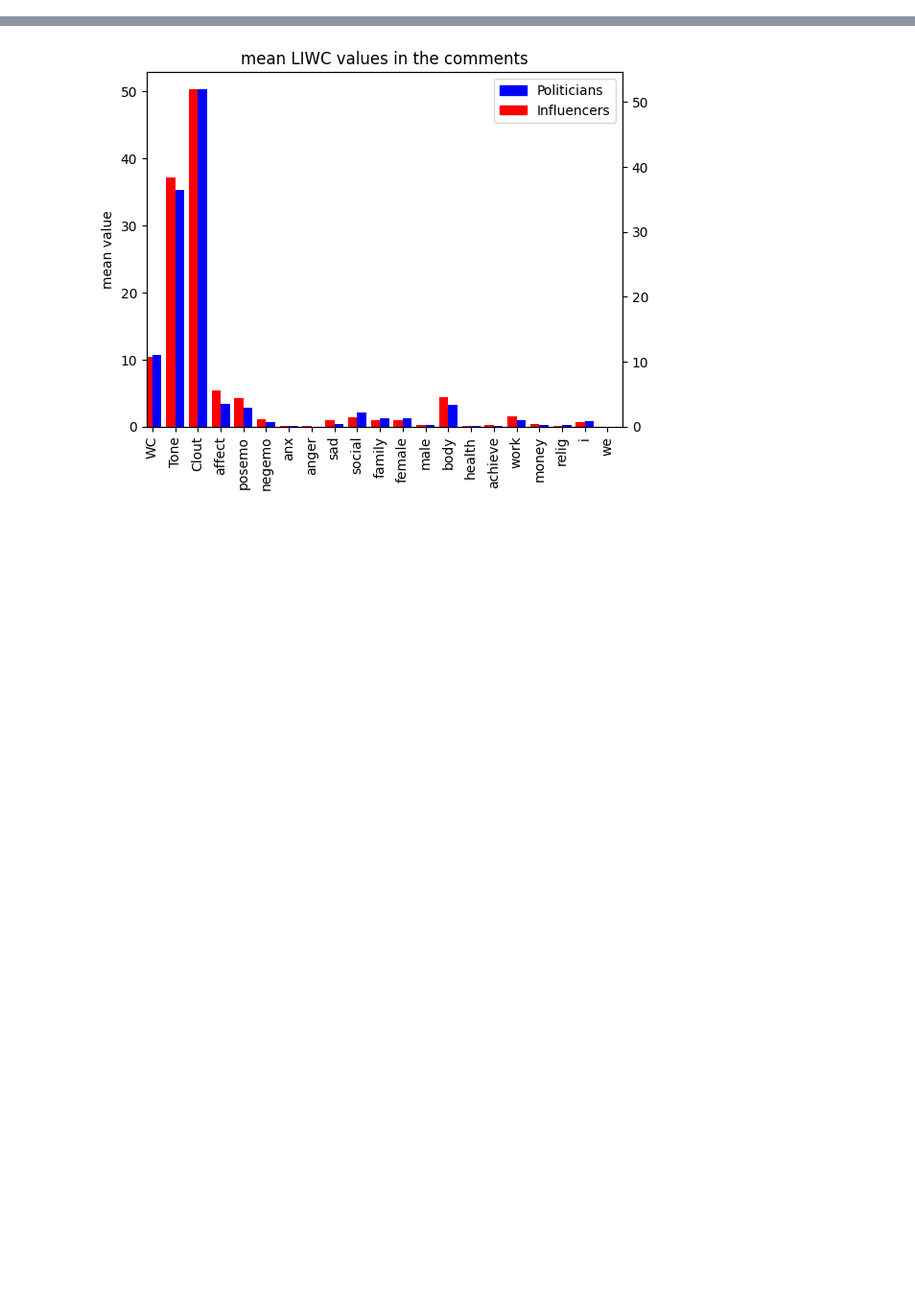
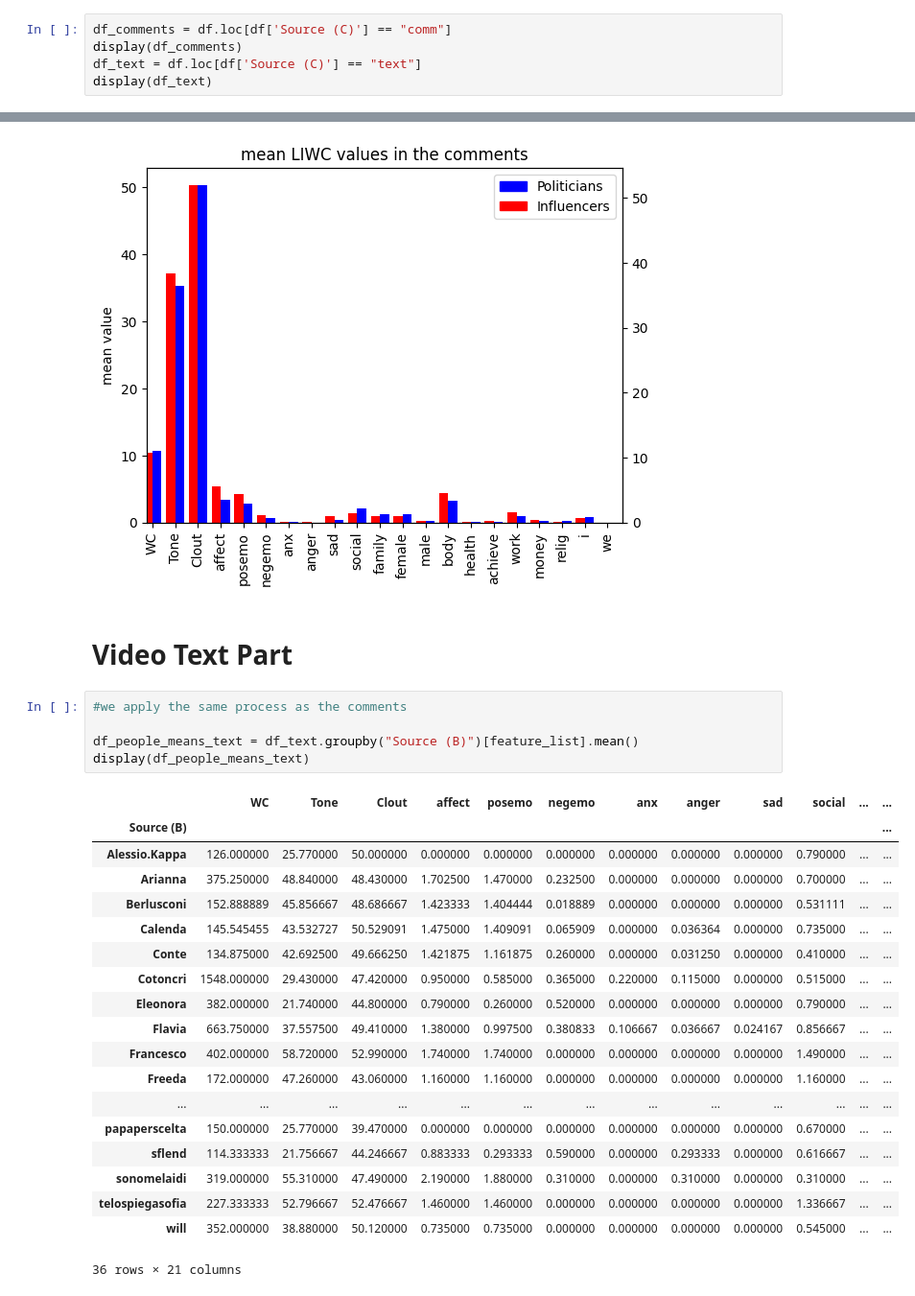
Before and after one commit to davidecolussi/Politok, a Jupyter notebook: TikTok/Tikapi/analyze_LIWC.ipynb, the cells around one changed output, grey strips where cells are left out. Shown: that part at 96% size. Drawn from its saved outputs; the diff is of its cells as text; blank space fills up the shorter version.

```diff
--- a/TikTok/Tikapi/analyze_LIWC.ipynb
+++ b/TikTok/Tikapi/analyze_LIWC.ipynb
@@ -22,3 +22,8 @@ display(df)
 | 52601 | 7146931884067491078 | Salvini | text | il vostro voto come lo usiamo pri... | NaN | NaN | NaN | NaN | ... |
 | 52602 | 7148495342504365318 | Salvini | text | Perché i vecchi hanno il diritto ... | NaN | NaN | NaN | NaN | ... |
 52603 rows × 116 columns
+# %%
+df_comments = df.loc[df['Source (C)'] == "comm"]
+display(df_comments)
+df_text = df.loc[df['Source (C)'] == "text"]
+display(df_text)
@@ -215,3 +230,30 @@ plt.legend(handles=[PO,IN], loc=1)
 plt.show()
 # %% [output]
 [figure]
+# %% [markdown]
+# Video Text Part
+# %%
+#we apply the same process as the comments
+
+df_people_means_text = df_text.groupby("Source (B)")[feature_list].mean()
+display(df_people_means_text)
+# %% [output]
+|  | WC | Tone | Clout | affect | posemo | negemo | anx | anger | sad | social | ... | ... |
+| Source (B) |  |  |  |  |  |  |  |  |  |  |  | ... |
+| Alessio.Kappa | 126.000000 | 25.770000 | 50.000000 | 0.000000 | 0.000000 | 0.000000 | 0.000000 | 0.000000 | 0.000000 | 0.790000 | ... | ... |
+| Arianna | 375.250000 | 48.840000 | 48.430000 | 1.702500 | 1.470000 | 0.232500 | 0.000000 | 0.000000 | 0.000000 | 0.700000 | ... | ... |
+| Berlusconi | 152.888889 | 45.856667 | 48.686667 | 1.423333 | 1.404444 | 0.018889 | 0.000000 | 0.000000 | 0.000000 | 0.531111 | ... | ... |
+| Calenda | 145.545455 | 43.532727 | 50.529091 | 1.475000 | 1.409091 | 0.065909 | 0.000000 | 0.036364 | 0.000000 | 0.735000 | ... | ... |
+| Conte | 134.875000 | 42.692500 | 49.666250 | 1.421875 | 1.161875 | 0.260000 | 0.000000 | 0.031250 | 0.000000 | 0.410000 | ... | ... |
+| Cotoncri | 1548.000000 | 29.430000 | 47.420000 | 0.950000 | 0.585000 | 0.365000 | 0.220000 | 0.115000 | 0.000000 | 0.515000 | ... | ... |
+| Eleonora | 382.000000 | 21.740000 | 44.800000 | 0.790000 | 0.260000 | 0.520000 | 0.000000 | 0.000000 | 0.000000 | 0.790000 | ... | ... |
+| Flavia | 663.750000 | 37.557500 | 49.410000 | 1.380000 | 0.997500 | 0.380833 | 0.106667 | 0.036667 | 0.024167 | 0.856667 | ... | ... |
+| Francesco | 402.000000 | 58.720000 | 52.990000 | 1.740000 | 1.740000 | 0.000000 | 0.000000 | 0.000000 | 0.000000 | 1.490000 | ... | ... |
+| Freeda | 172.000000 | 47.260000 | 43.060000 | 1.160000 | 1.160000 | 0.000000 | 0.000000 | 0.000000 | 0.000000 | 1.160000 | ... | ... |
+| ... | ... | ... | ... | ... | ... | ... | ... | ... | ... | ... | ... | ... |
+| papaperscelta | 150.000000 | 25.770000 | 39.470000 | 0.000000 | 0.000000 | 0.000000 | 0.000000 | 0.000000 | 0.000000 | 0.670000 | ... | ... |
+| sflend | 114.333333 | 21.756667 | 44.246667 | 0.883333 | 0.293333 | 0.590000 | 0.000000 | 0.293333 | 0.000000 | 0.616667 | ... | ... |
+| sonomelaidi | 319.000000 | 55.310000 | 47.490000 | 2.190000 | 1.880000 | 0.310000 | 0.000000 | 0.310000 | 0.000000 | 0.310000 | ... | ... |
+| telospiegasofia | 227.333333 | 52.796667 | 52.476667 | 1.460000 | 1.460000 | 0.000000 | 0.000000 | 0.000000 | 0.000000 | 1.336667 | ... | ... |
+| will | 352.000000 | 38.880000 | 50.120000 | 0.735000 | 0.735000 | 0.000000 | 0.000000 | 0.000000 | 0.000000 | 0.545000 | ... | ... |
+36 rows × 21 columns
```
Also changed, not shown: parts of 7 cells of this notebook.
